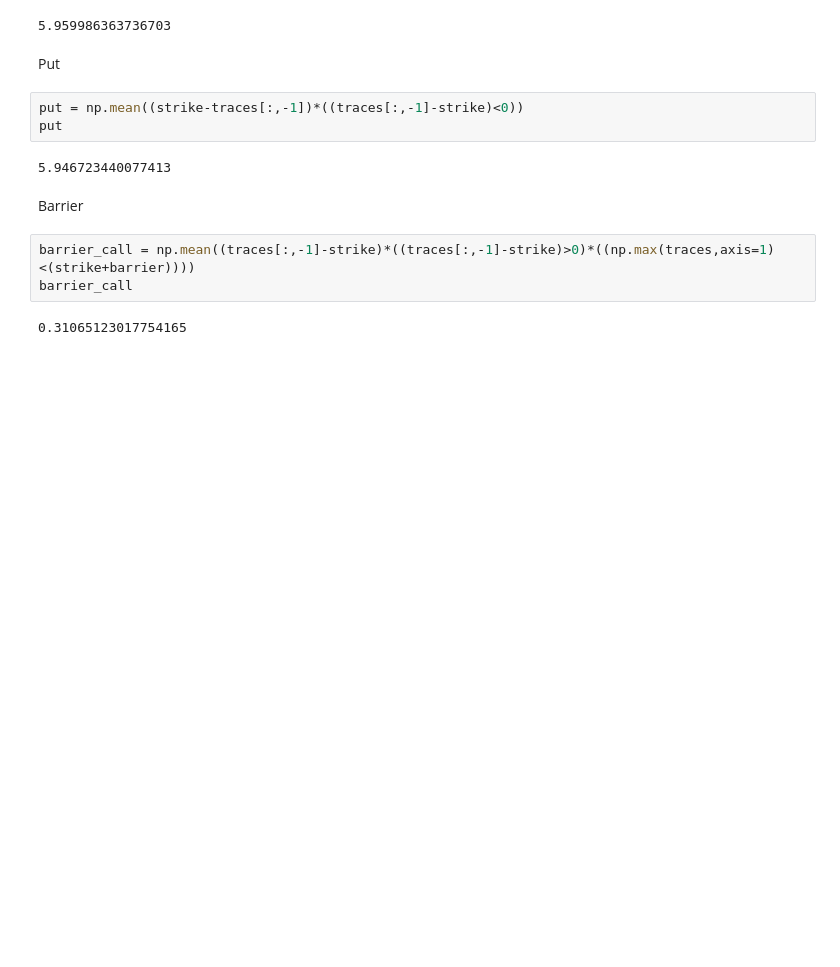
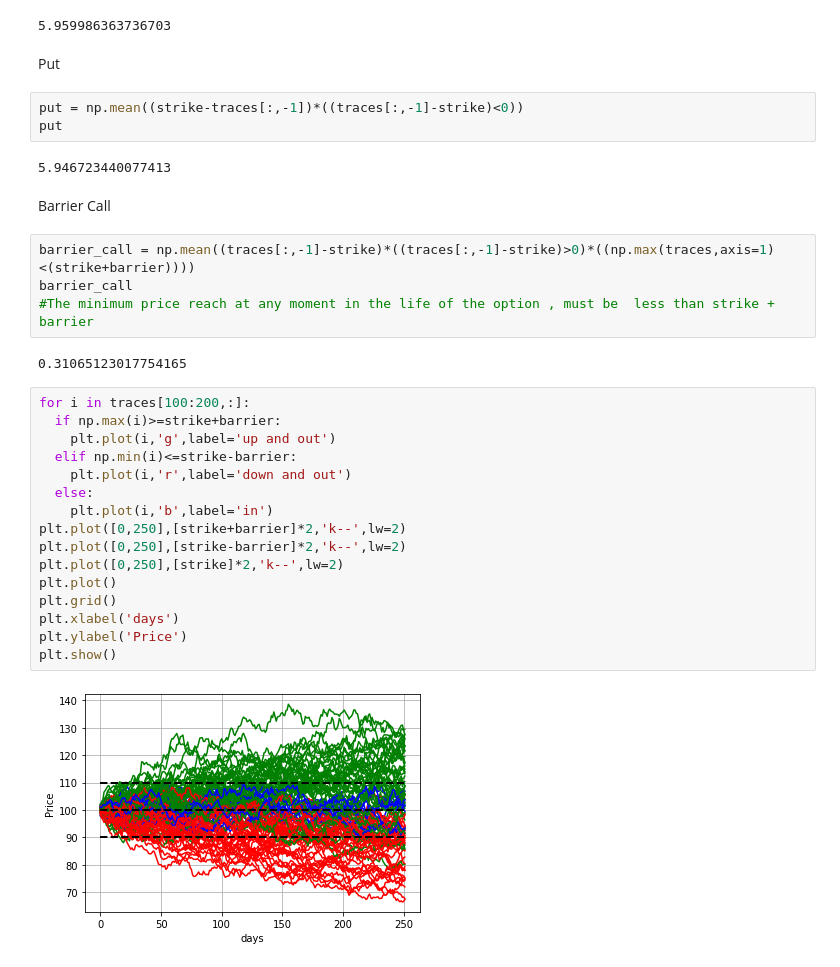
Before and after one commit to NigthDragon5000/Credit-Risk-Modeling, a Jupyter notebook: MonteCarlo_BarrierCall.ipynb, the cells around one changed output. Cells and saved outputs as stored; diff of their text form; blank space fills up the shorter version.

```diff
--- a/MonteCarlo_BarrierCall.ipynb
+++ b/MonteCarlo_BarrierCall.ipynb
@@ -52,9 +52,28 @@ put
 # %% [output]
 5.946723440077413
 # %% [markdown]
-Barrier
+Barrier Call
 # %%
 barrier_call = np.mean((traces[:,-1]-strike)*((traces[:,-1]-strike)>0)*((np.max(traces,axis=1)<(strike+barrier))))
 barrier_call
+#The minimum price reach at any moment in the life of the option , must be  less than strike + barrier
 # %% [output]
 0.31065123017754165
+# %%
+for i in traces[100:200,:]:
+  if np.max(i)>=strike+barrier:
+    plt.plot(i,'g',label='up and out')
+  elif np.min(i)<=strike-barrier:
+    plt.plot(i,'r',label='down and out')
+  else:
+    plt.plot(i,'b',label='in')
+plt.plot([0,250],[strike+barrier]*2,'k--',lw=2)
+plt.plot([0,250],[strike-barrier]*2,'k--',lw=2)
+plt.plot([0,250],[strike]*2,'k--',lw=2)
+plt.plot()
+plt.grid()
+plt.xlabel('days')
+plt.ylabel('Price')
+plt.show()
+# %% [output]
+[figure, added]
```
Also changed, not shown: parts of 4 cells of this notebook.
